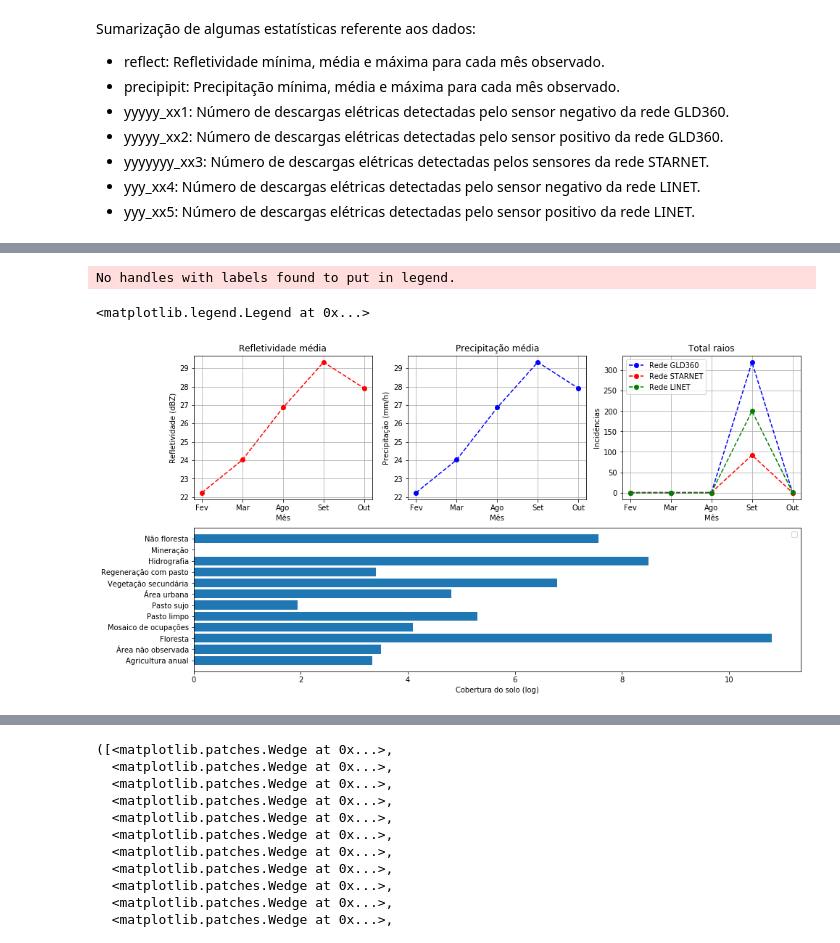
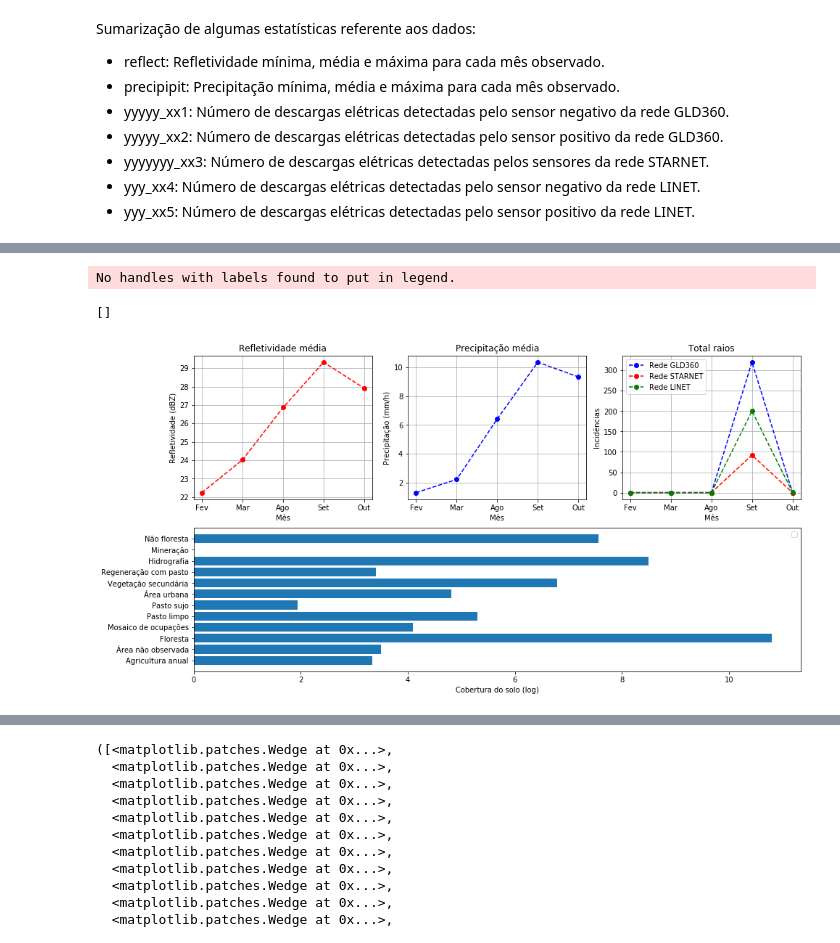
Before and after one commit to AdrianoPereira/project-cap394, a Jupyter notebook: src/EDA.ipynb, the cells around one changed output, grey strips where cells are left out. Cells and saved outputs as stored; diff of their text form; code cells hidden in the pictures.

Commit message:
chrore: fix bug chart

```diff
--- a/src/EDA.ipynb
+++ b/src/EDA.ipynb
@@ -71,6 +110,7 @@ aggregated
 | 10.0 | 19.9688 | 27.909266 | 54.4688 | 0.7841 | 9.332301 | 253.1879 | 0.0 | 0.0 | 0.0 | 0.0 | ... |
 # %%
 fig = plt.figure(figsize=(15, 8))
+months = ['Fev', 'Mar', 'Ago', 'Set', 'Out']
 gs = gridspec.GridSpec(2, 3)
 
 ax1 = fig.add_subplot(gs[0, 0])
@@ -87,7 +127,7 @@ mean_precipit = aggregated.precipit['mean'].to_list()
 ax2.set_title('Precipitação média')
 ax2.set_xlabel('Mês')
 ax2.set_ylabel('Precipitação (mm/h)')
-ax2.plot(months, mean_reflect, 'go--', color='b')
+ax2.plot(months, mean_precipit, 'go--', color='b')
 ax2.grid()
 
 ##ligning
@@ -123,32 +163,34 @@ with rio.open('./utils/landcover.tif') as src:
     raster = src.read(1, masked=True)
 
 landcover = {1: "Agricultura anual",
             2: "Área não observada", 3: "Floresta",
             4: "Mosaico de ocupações", 5: "Pasto limpo",
             6: "Pasto sujo", 7: "Área urbana",
             8: "Vegetação secundária", 9: "Regeneração com pasto",
             11: "Hidrografia", 12: "Mineração", 15: "Não floresta"}
 
 classes = {}
 for x in range(1, 17):
     if x in landcover.keys():
         classes[x] = 0
 
 for x in range(241):
     for y in range(241):
         pixel = int(raster[x][y])
         if pixel in landcover.keys():
             classes[pixel] += 1
 
 classes = [classes[key] for key in classes.keys()]
 landcover = [landcover[key] for key in landcover.keys()]
 classeslog = np.log(classes)
 ax4.barh(landcover, classeslog)
 ax4.set_xlabel('Cobertura do solo (log)')
 ax4.legend()
 # for i, v in enumerate(classes):
 #     ax4.text(v+3, i+.25, str(v))
+
+plt.plot()
 # %% [output]
 No handles with labels found to put in legend.
-<matplotlib.legend.Legend at 0x...>
+[]
-[figure, old version]
+[figure, new version]
```
Also changed, not shown: parts of 7 cells of this notebook, 2 other files.
